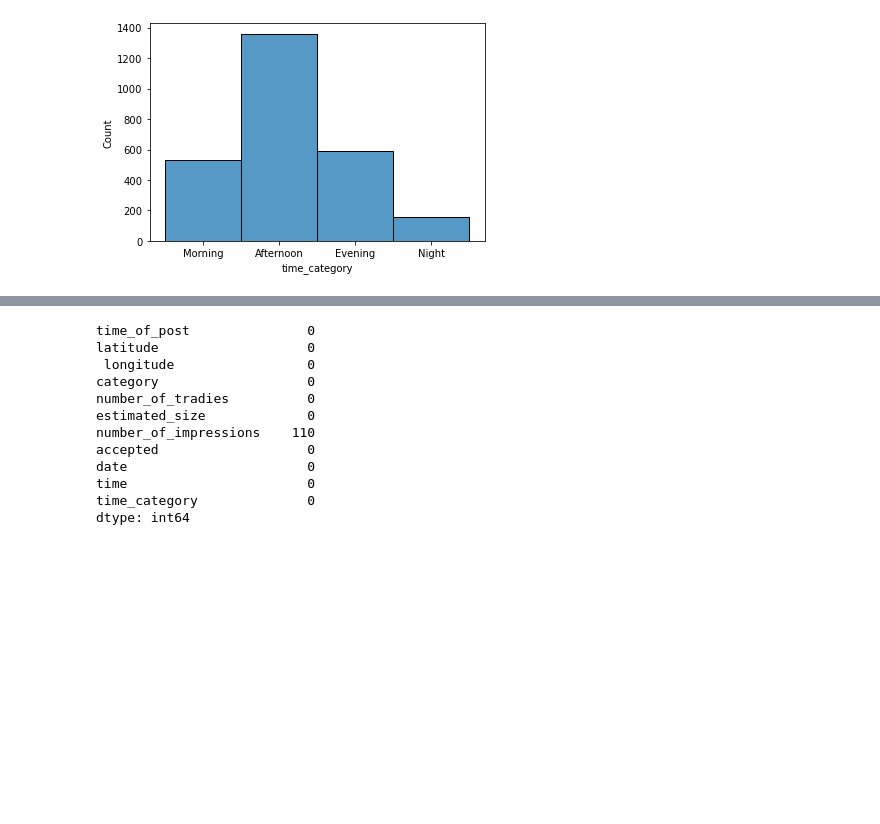
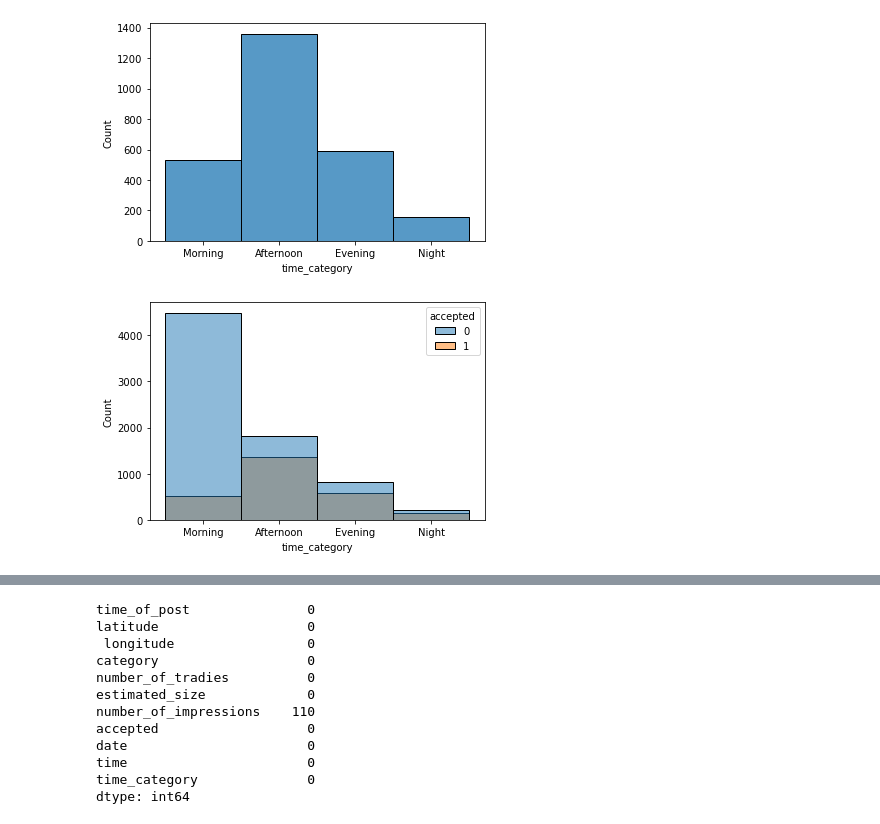
Before and after one commit to arsedianivan/hipages_tasks, a Jupyter notebook: HipagesEDA.ipynb, the cells around one changed output, grey strips where cells are left out. Saved outputs shown, nothing was run; the diff lists cells and outputs as text; code cells hidden in the pictures; blank space fills up the shorter version.

```diff
--- a/HipagesEDA.ipynb
+++ b/HipagesEDA.ipynb
@@ -219,3 +219,8 @@ sns.histplot(data=jobs[acceptedjobs], x='time_category', binwidth=1)
 plt.show()
 # %% [output]
 [figure]
+# %%
+sns.histplot(data=jobs, x='time_category', hue='accepted', binwidth=1)
+plt.show()
+# %% [output]
+[figure, added]
```
Also changed, not shown: parts of 10 cells of this notebook.
